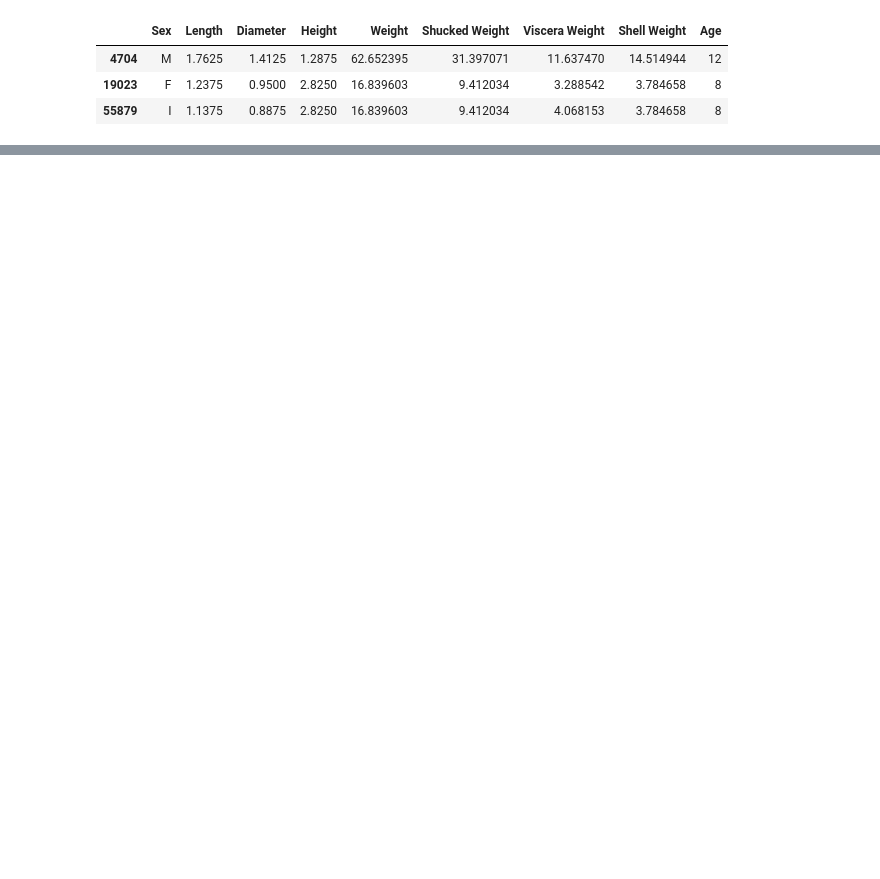
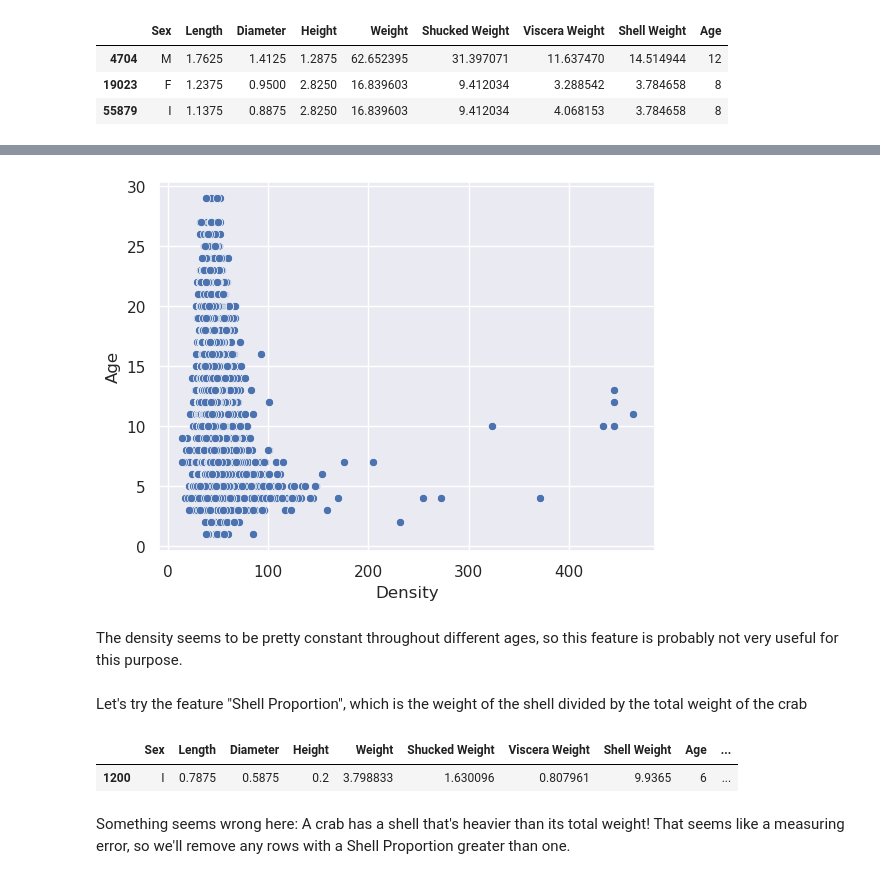
Before and after one commit to brenosakaguti/S3E16-Crab-Age-Prediction, a Jupyter notebook: S3E15_predicting_critical_heat_flux.ipynb, the cells around one changed output, grey strips where cells are left out. Saved outputs shown, nothing was run; the diff lists cells and outputs as text; code cells hidden in the pictures; blank space fills up the shorter version.

```diff
--- a/S3E15_predicting_critical_heat_flux.ipynb
+++ b/S3E15_predicting_critical_heat_flux.ipynb
@@ -109,0 +127,4 @@ df_train[ df_train["Height"] > 1 ]
+# %%
+df1 = df_train.copy()
+# %%
+df1 = df1[ df1["Height"] < 1 ] # Removing outliers
@@ -109,0 +133,2 @@ df_train[ df_train["Height"] > 1 ]
+# %%
+df1["Bounding Box"] = df1["Length"] * df1["Diameter"] * df1["Height"]
@@ -109,0 +137,10 @@ df_train[ df_train["Height"] > 1 ]
+# %%
+df1["Density"] = df1["Weight"] / df1["Bounding Box"]
+# %%
+sns.scatterplot(df1, x="Density", y="Age");
+# %% [output]
+[figure, added]
+# %% [markdown]
+The density seems to be pretty constant throughout different ages, so this feature is probably not very useful for this purpose.
+# %% [markdown]
+Let's try the feature "Shell Proportion", which is the weight of the shell divided by the total weight of the crab
@@ -109,0 +149,7 @@ df_train[ df_train["Height"] > 1 ]
+# %%
+df1[df1["Shell Proportion"] > 1]
+# %% [output]
+|  | Sex | Length | Diameter | Height | Weight | Shucked Weight | Viscera Weight | Shell Weight | Age | ... |
+| 1200 | I | 0.7875 | 0.5875 | 0.2 | 3.798833 | 1.630096 | 0.807961 | 9.9365 | 6 | ... |
+# %% [markdown]
+Something seems wrong here: A crab has a shell that's heavier than its total weight! That seems like a measuring error, so we'll remove any rows with a Shell Proportion greater than one.
```
Also changed, not shown: parts of 24 cells of this notebook.
